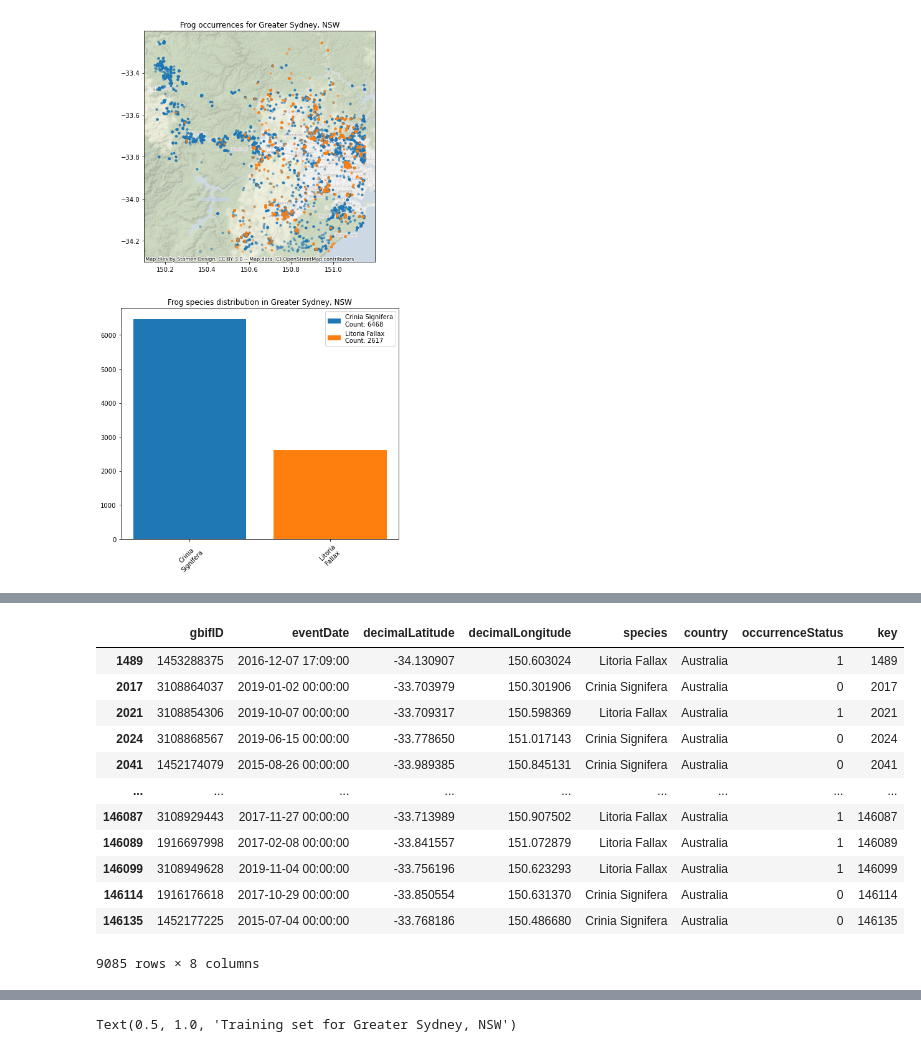
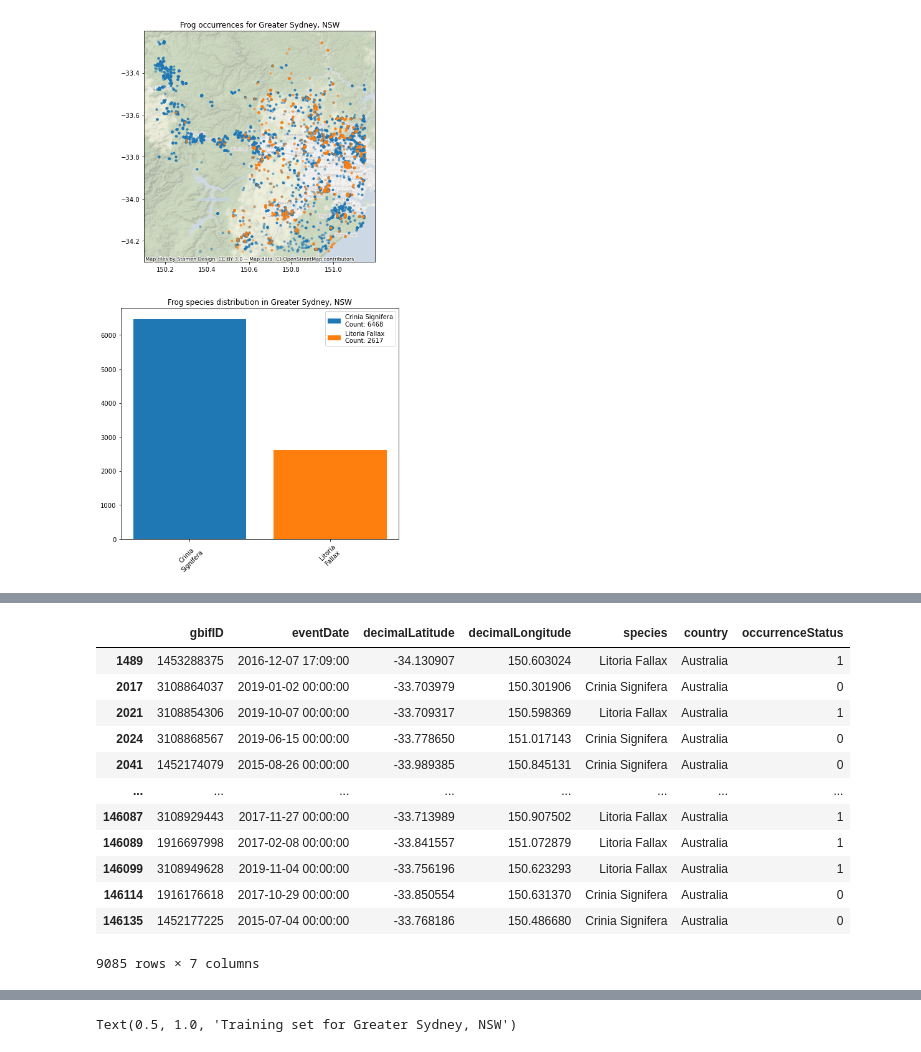
Before and after one commit to EY-Data-Science-Program/2022-Better-Working-World-Data-Challenge, a Jupyter notebook: notebooks/Model_Level_1.ipynb, the cells around one changed output, grey strips where cells are left out. Cells and saved outputs as stored; diff of their text form; code cells hidden in the pictures.

```diff
--- a/notebooks/Model_Level_1.ipynb
+++ b/notebooks/Model_Level_1.ipynb
@@ -217,28 +225,27 @@ For this notebook, we will attempt to predict the second most common species in
 # %%
 target_species = 'Litoria Fallax'
 
 all_frog_data = (
     all_frog_data
     # Assign the occurrenceStatus to 1 for the target species and 0 for all other species.
     # as well as a key for joining (later)
     .assign(
-        occurrenceStatus = lambda x: np.where(x.species == target_species, 1, 0),
-        key = all_frog_data.index
+        occurrenceStatus = lambda x: np.where(x.species == target_species, 1, 0)
     )
 )
 all_frog_data
 # %% [output]
-|  | gbifID | eventDate | decimalLatitude | decimalLongitude | species | country | occurrenceStatus | key |
-| 1489 | 1453288375 | 2016-12-07 17:09:00 | -34.130907 | 150.603024 | Litoria Fallax | Australia | 1 | 1489 |
-| 2017 | 3108864037 | 2019-01-02 00:00:00 | -33.703979 | 150.301906 | Crinia Signifera | Australia | 0 | 2017 |
-| 2021 | 3108854306 | 2019-10-07 00:00:00 | -33.709317 | 150.598369 | Litoria Fallax | Australia | 1 | 2021 |
-| 2024 | 3108868567 | 2019-06-15 00:00:00 | -33.778650 | 151.017143 | Crinia Signifera | Australia | 0 | 2024 |
-| 2041 | 1452174079 | 2015-08-26 00:00:00 | -33.989385 | 150.845131 | Crinia Signifera | Australia | 0 | 2041 |
-| ... | ... | ... | ... | ... | ... | ... | ... | ... |
-| 146087 | 3108929443 | 2017-11-27 00:00:00 | -33.713989 | 150.907502 | Litoria Fallax | Australia | 1 | 146087 |
-| 146089 | 1916697998 | 2017-02-08 00:00:00 | -33.841557 | 151.072879 | Litoria Fallax | Australia | 1 | 146089 |
-| 146099 | 3108949628 | 2019-11-04 00:00:00 | -33.756196 | 150.623293 | Litoria Fallax | Australia | 1 | 146099 |
-| 146114 | 1916176618 | 2017-10-29 00:00:00 | -33.850554 | 150.631370 | Crinia Signifera | Australia | 0 | 146114 |
-| 146135 | 1452177225 | 2015-07-04 00:00:00 | -33.768186 | 150.486680 | Crinia Signifera | Australia | 0 | 146135 |
+|  | gbifID | eventDate | decimalLatitude | decimalLongitude | species | country | occurrenceStatus |
+| 1489 | 1453288375 | 2016-12-07 17:09:00 | -34.130907 | 150.603024 | Litoria Fallax | Australia | 1 |
+| 2017 | 3108864037 | 2019-01-02 00:00:00 | -33.703979 | 150.301906 | Crinia Signifera | Australia | 0 |
+| 2021 | 3108854306 | 2019-10-07 00:00:00 | -33.709317 | 150.598369 | Litoria Fallax | Australia | 1 |
+| 2024 | 3108868567 | 2019-06-15 00:00:00 | -33.778650 | 151.017143 | Crinia Signifera | Australia | 0 |
+| 2041 | 1452174079 | 2015-08-26 00:00:00 | -33.989385 | 150.845131 | Crinia Signifera | Australia | 0 |
+| ... | ... | ... | ... | ... | ... | ... | ... |
+| 146087 | 3108929443 | 2017-11-27 00:00:00 | -33.713989 | 150.907502 | Litoria Fallax | Australia | 1 |
+| 146089 | 1916697998 | 2017-02-08 00:00:00 | -33.841557 | 151.072879 | Litoria Fallax | Australia | 1 |
+| 146099 | 3108949628 | 2019-11-04 00:00:00 | -33.756196 | 150.623293 | Litoria Fallax | Australia | 1 |
+| 146114 | 1916176618 | 2017-10-29 00:00:00 | -33.850554 | 150.631370 | Crinia Signifera | Australia | 0 |
+| 146135 | 1452177225 | 2015-07-04 00:00:00 | -33.768186 | 150.486680 | Crinia Signifera | Australia | 0 |
-9085 rows × 8 columns
+9085 rows × 7 columns
 # %% [markdown]
```
Also changed, not shown: parts of 38 cells of this notebook, 7 other files.
